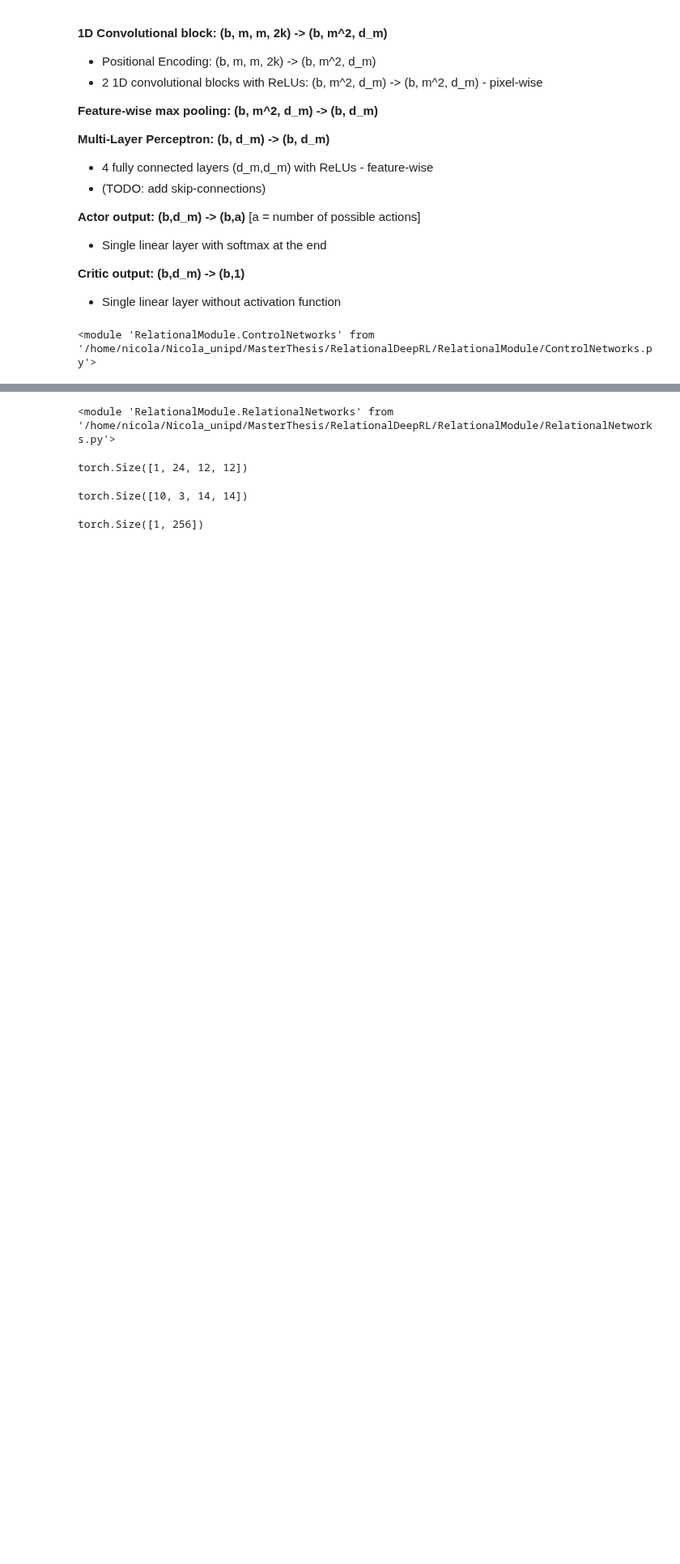
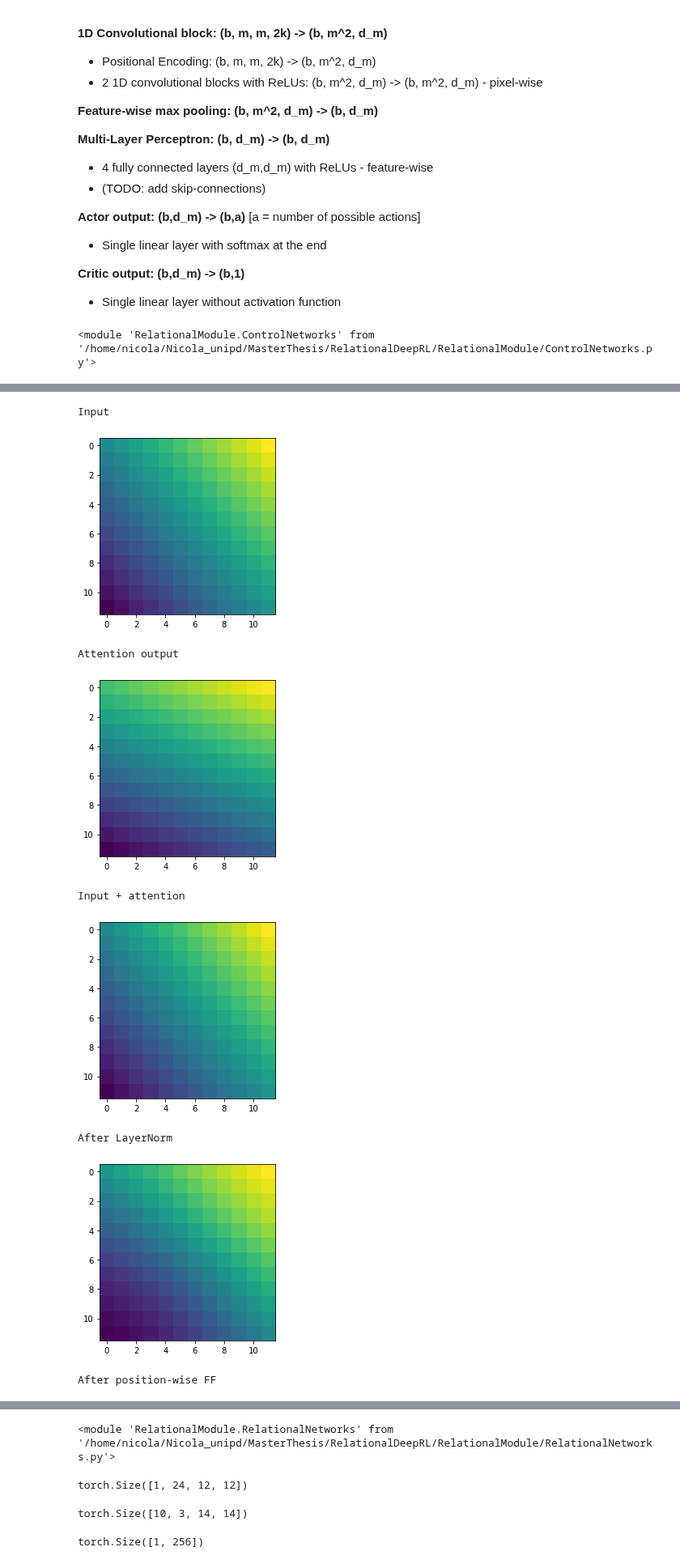
Before and after one commit to nicoladainese96/RelationalDeepRL, a Jupyter notebook: Architecture_testing.ipynb, the cells around one changed output, grey strips where cells are left out. Shown at 81% size. Cells and saved outputs as stored; diff of their text form; code cells hidden in the pictures; blank space fills up the shorter version.

```diff
--- a/Architecture_testing.ipynb
+++ b/Architecture_testing.ipynb
@@ -72,0 +297,9 @@ reload(cnet)
+# %%
+hidden_dim = 64
+dropout = 0
+n_heads = 4
+
+norm = nn.LayerNorm(n_features)
+drop = nn.Dropout(dropout) # disabled
+attn = nn.MultiheadAttention(n_features, n_heads, dropout)
+ff = rnet.PositionwiseFeedForward(n_features, hidden_dim, dropout)
@@ -72,0 +363,28 @@ reload(cnet)
+# %%
+def plot_layer(x, layer=0):
+    x = x.squeeze().detach()[:,layer]
+    plt.imshow(x.view(12,12))
+    plt.show()
+# %%
+print("Input")
+plot_layer(x_tmp)
+print("Attention output")
+plot_layer(attn_output)
+print("Input + attention")
+plot_layer(x_add)
+print("After LayerNorm")
+plot_layer(x_norm)
+print("After position-wise FF")
+plot_layer(x_ff)
+print("After LayerNorm")
+plot_layer(x)
+# %% [output]
+Input
+[figure, added]
+Attention output
+[figure, added]
+Input + attention
+[figure, added]
+After LayerNorm
+[figure, added]
+After position-wise FF
```
Also changed, not shown: parts of 57 cells of this notebook, 1 other file.
